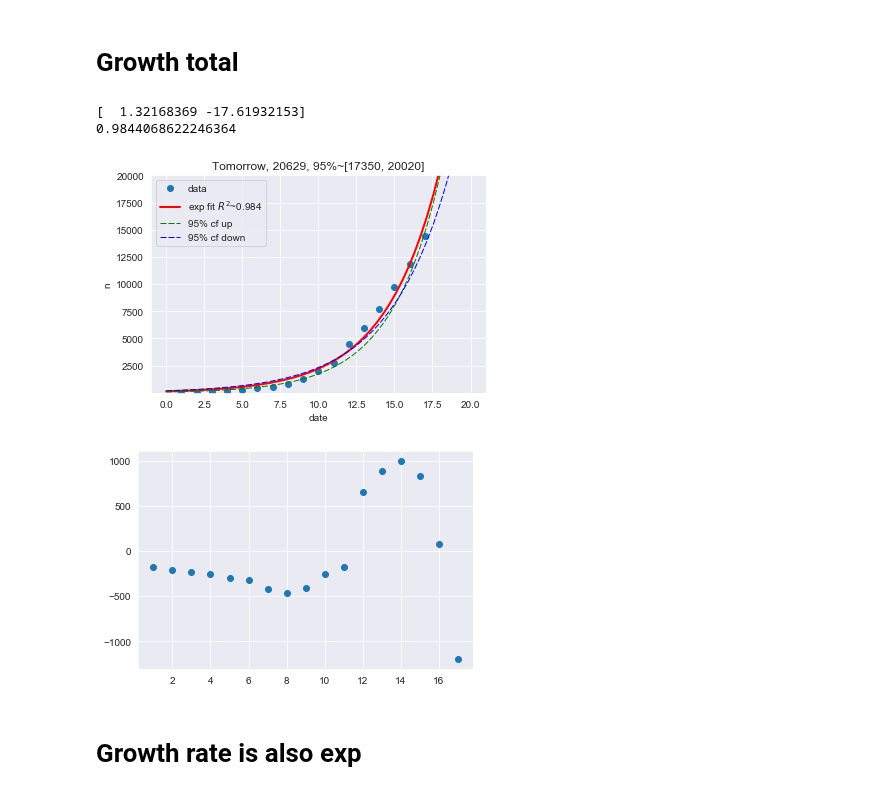
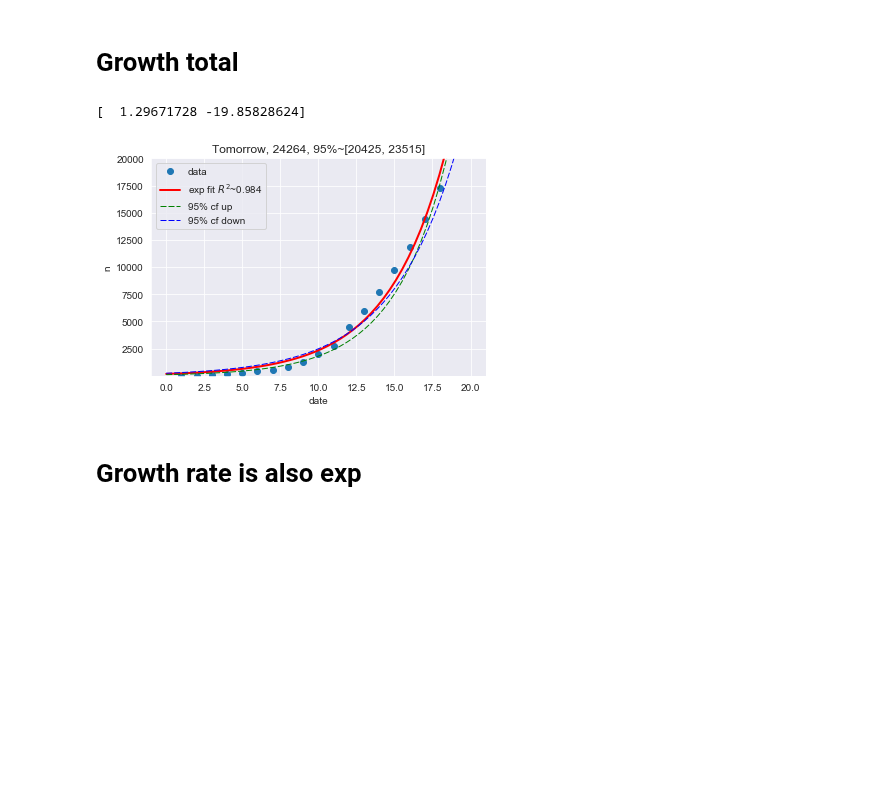
Before and after one commit to tongbaojia/vr_2020, a Jupyter notebook: Virus.ipynb, the cells around one changed output. Cells and saved outputs as stored; diff of their text form; code cells hidden in the pictures; blank space fills up the shorter version.

```diff
--- a/Virus.ipynb
+++ b/Virus.ipynb
@@ -4,6 +4,7 @@ Data: https://zh.wikipedia.org/wiki/%E6%96%B0%E5%9E%8B%E5%86%A0%E7%8B%80%E7%97%8
 Also here:
 https://news.sina.cn/zt_d/yiqing0121
 # %%
+# daily increase
 c = [
     0,
     1,
@@ -23,5 +24,6 @@ c = [
     1750,
     2010,
     2125,
-    2524
+    2524,
+    2826
 ]
@@ -52,6 +57,14 @@ nstd = stats.norm.ppf(pp)
 print(nstd)
 # %% [output]
 1.959963984540054
+# %%
+def r_squared(x_data, y_data, func, popt):
+    """Compute R squared given the input data and func."""
+    residuals = y_data - func(x_data, *popt)
+    ss_res = np.sum(residuals**2)
+    ss_tot = np.sum((y_data-np.mean(y_data))**2)
+    r_squared = 1 - (ss_res / ss_tot)
+    return r_squared
 # %% [markdown]
 # Growth total
 # %%
@@ -65,45 +78,38 @@ ydata = np.array(total)
 # initial guess for curve fit coefficients
 guess = [20, 1, 50000, 0]
 
 popt, pcov = curve_fit(exp, xdata, ydata, sigma=np.sqrt(xdata))
 print(popt)
 # Standard deviation errors on the parameters.
 perr = np.sqrt(np.diag(pcov))
 popt_up = popt + nstd * perr
 popt_down = popt - nstd * perr
 # print(popt_up, popt_down)
-residuals = ydata - exp(xdata, *popt)
-ss_res = np.sum(residuals**2)
-ss_tot = np.sum((ydata-np.mean(ydata))**2)
-r_squared = 1 - (ss_res / ss_tot)
-print(r_squared)
+R2 = r_squared(xdata, ydata, exp, popt)
 
 x = np.linspace(0, 20, 50)
 y = exp(x, *popt)
 tmr = len(xdata) + 1
 pred = int(exp(tmr, *popt))
 pred_up = int(exp(tmr, *popt_up))
 pred_down = int(exp(tmr, *popt_down))
 
 plt.plot(xdata, ydata, 'o', markersize=6., label='data')
-plt.plot(x, y, label=r'exp fit $R^2$~{}'.format(round(r_squared, 3)), c='r', lw=2.)
+plt.plot(x, y, label=r'exp fit $R^2$~{}'.format(round(R2, 3)), c='r', lw=2.)
 plt.plot(x, exp(x, *popt_up), c='g', dashes=[6, 2], lw=1., label='95% cf up')
 plt.plot(x, exp(x, *popt_down), c='b', dashes=[6, 2], lw=1., label='95% cf down')
 plt.xlabel('date')
 plt.ylabel('n')
 plt.ylim(1, 2E4)
 # plt.yscale('log')
 plt.legend(loc='best')
 plt.title("Tomorrow, {}, 95%~[{}, {}]".format(pred, pred_down, pred_up))
-plt.savefig('Plots/2_2_2020.png', dpi=300)
+plt.savefig('Plots/2_3_2020.png', dpi=300)
 plt.show()
-plt.plot(xdata, residuals, 'o', label='residuals')
 plt.show()
 # %% [output]
-[  1.32168369 -17.61932153]
-0.9844068622246364
+[  1.29671728 -19.85828624]
-[figure, old version]
+[figure, new version]
-[figure, removed]
 # %% [markdown]
 # Growth rate is also exp
 # %%
```
Also changed, not shown: parts of 5 cells of this notebook, 3 other files.
